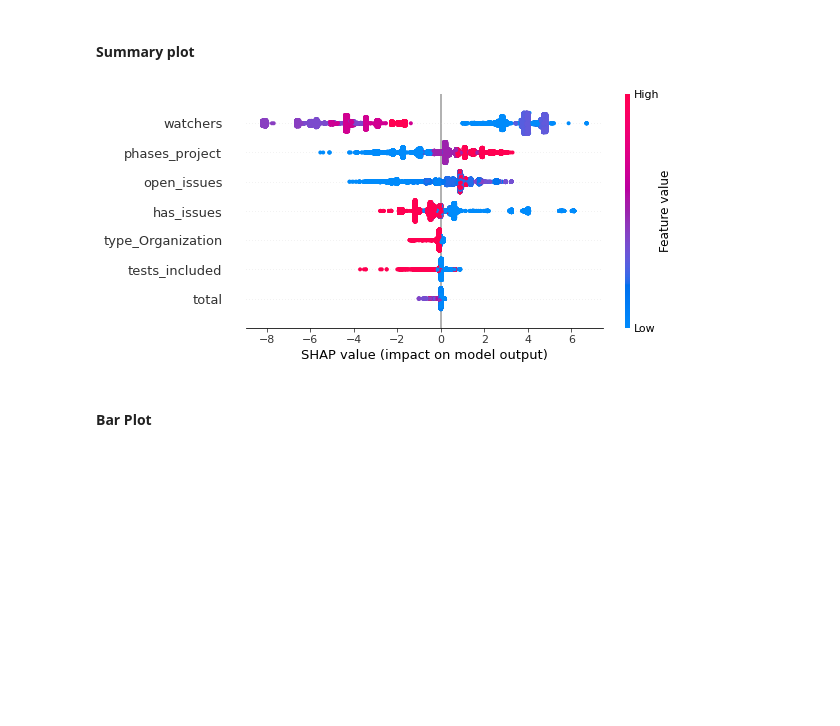
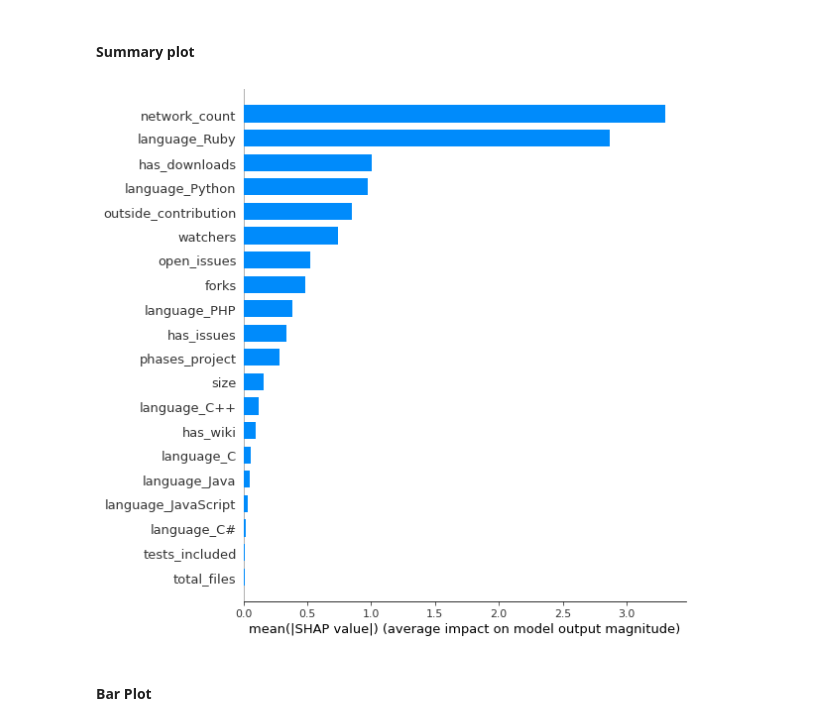
Before and after one commit to gesteves91/software-engineering-ml, a Jupyter notebook: notebooks/07-shap.ipynb, the cells around one changed output. Drawn from its saved outputs; the diff is of its cells as text; code cells hidden in the pictures; blank space fills up the shorter version.

```diff
--- a/notebooks/07-shap.ipynb
+++ b/notebooks/07-shap.ipynb
@@ -29,9 +29,6 @@ df = df.dropna()
 cols = df.columns[df.dtypes.eq('object')]
 # convert to numeric these columns
 df[cols] = df[cols].apply(pd.to_numeric, errors='coerce')
-# %%
-df = df[df['language_Java'] == 1]
-#df = df[df['phases_project'] == 1]
 # %%
 df.shape
 # %% [output]
@@ -44,13 +44,13 @@ df.shape
 # PHP - normal probably
 # Scala - has wiki, fork
 # %%
-df.drop('network_count', axis=1, inplace=True)
-df.drop('forks', axis=1, inplace=True)
+#df.drop('network_count', axis=1, inplace=True)
+#df.drop('forks', axis=1, inplace=True)
 
 #df.drop('fork', axis=1, inplace=True)
-df.drop('size', axis=1, inplace=True)
+#df.drop('size', axis=1, inplace=True)
 #df.drop('watchers', axis=1, inplace=True)
-df.drop('has_wiki', axis=1, inplace=True)
+#df.drop('has_wiki', axis=1, inplace=True)
 #df.drop('open_issues', axis=1, inplace=True)
 # %%
 # dropping the columns that we do not need
@@ -95,9 +111,9 @@ shap_values = explainer.shap_values(X)
 # %% [markdown]
 #### Summary plot
 # %%
-shap.summary_plot(shap_values, X, max_display=7)
+shap.summary_plot(shap_values, X, plot_type="bar") #max_display=7)
 # %% [output]
-[figure, old version]
+[figure, new version]
 # %% [markdown]
 #### Bar Plot
 # %%
```
Also changed, not shown: parts of 3 cells of this notebook, 1 other file.
